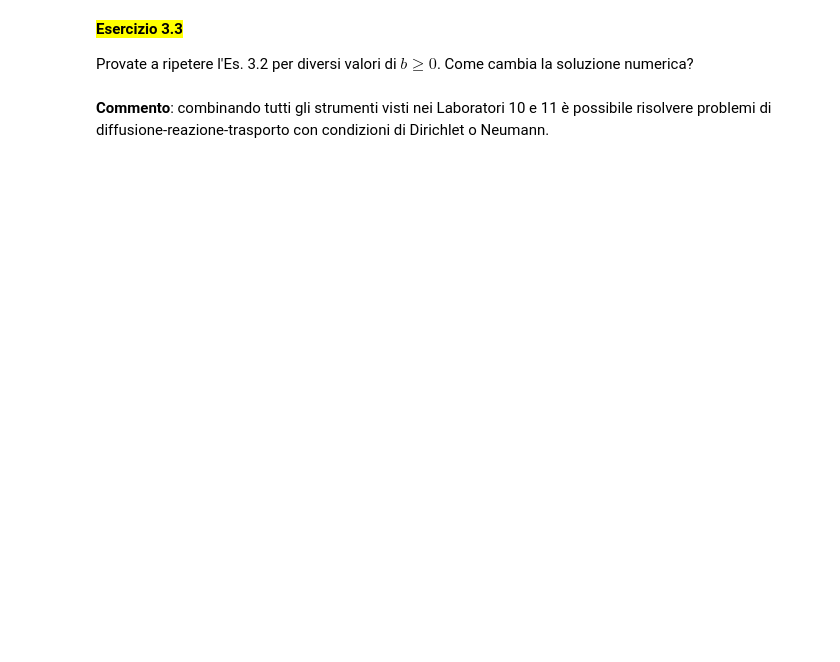
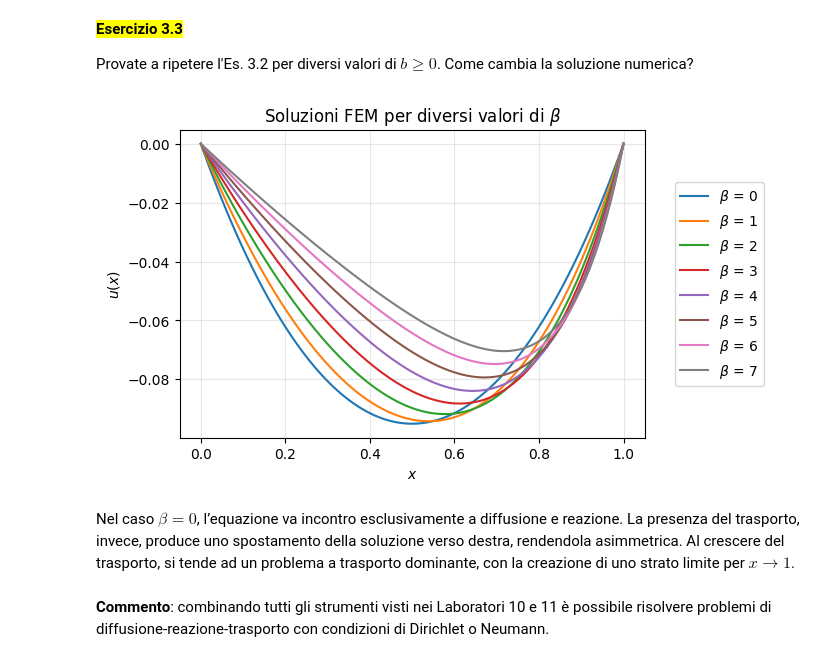
Before and after one commit to marcofossatii05-ui/mani_env, a Jupyter notebook: lab_fem_stationary_part_2_template.ipynb, the cells around one changed output. Saved outputs shown, nothing was run; the diff lists cells and outputs as text; code cells hidden in the pictures; blank space fills up the shorter version.

```diff
--- a/lab_fem_stationary_part_2_template.ipynb
+++ b/lab_fem_stationary_part_2_template.ipynb
@@ -386,28 +395,30 @@ dove $C_2=\frac{1}{3}\frac{e-1}{e^4-1}$ e $C_1=\frac{1}{3}-C_2$.
 La matrice di rigidezza totale è definita come $A = A_{\mathrm{diff}} + A_{\mathrm{trasp}} + A_{\mathrm{reaz}}$, includendo i coefficienti di diffusione, reazione e trasporto.
 # %%
 # assemblaggio termine noto
-...
+f = lambda x: 0*x - 1
+f_dofs = f(grid.nodes)
+F = M @ f_dofs
 
 # assemblaggio matrice di rigidezza
 alpha, beta, gamma = 1, 2, 3
-A = ...
+A = alpha*A_diff + beta*A_tras + gamma*M
 
 # gestione condizioni di Dirichlet
-dirichlet_nodes = [...]
-dirichlet_values = [...]
+dirichlet_nodes = [0, Nele]
+dirichlet_values = [0,0]
 
 bc_values = np.zeros(Nele + 1)
 bc_values[dirichlet_nodes] = dirichlet_values
 keep_dof = np.ones(Nele + 1, dtype=bool)
 keep_dof[dirichlet_nodes] = False
 
-R = ...
+R = create_restriction(keep_dof)
 print(R)
 
-A_0 = ...
-rhs_0 = ...
+A_0 = R @ A @ R.T
+rhs_0 = R @ (F - A @ bc_values)
 
 # risoluzione sistema lineare
-u_0 = ...
+u_0 = np.linalg.solve(A_0, rhs_0)
 # aggiunta condizione di Dirichlet
-u = ...
+u = R.T @ u_0 + bc_values
@@ -431,20 +452,30 @@ Provate a ripetere l'Es. 3.2 per diversi valori di $b \ge 0$. Come cambia la sol
 # %%
 # tutte le soluzioni numeriche nello stesso grafico al variare di beta
 plt.figure(figsize=(6, 4))
 
-for beta in ...
-    A = ...
+for beta in range(8):
+
+    A = alpha * A_diff + beta*A_tras + gamma*M
+    A_0 = R @ A @ R.T
 
     # risoluzione sistema lineare
-    ...
+    u_0 = np.linalg.solve(A_0, rhs_0)
+    u = R.T @ u_0 + bc_values
 
     plt.plot(grid.nodes, u, "-", label=f"$\\beta$ = {beta}")
 
 plt.title("Soluzioni FEM per diversi valori di $\\beta$")
-plt.xlabel("x")
-plt.ylabel("u(x)")
+plt.xlabel("$x$")
+plt.ylabel("$u(x)$")
 plt.legend(loc="center left", bbox_to_anchor=(1.05, 0.5))
 plt.grid(True, alpha=0.3)
 plt.show()
+# %% [output]
+[figure, added]
+# %% [markdown]
+Nel caso $\beta = 0$, l’equazione va incontro esclusivamente a diffusione e reazione. La presenza del
+trasporto, invece, produce uno spostamento della soluzione verso destra, rendendola asimmetrica.
+Al crescere del trasporto, si tende ad un problema a trasporto dominante, con la creazione di uno
+strato limite per $x \rightarrow 1$.
 # %% [markdown]
 **Commento**: combinando tutti gli strumenti visti nei Laboratori 10 e 11 è possibile risolvere problemi di diffusione-reazione-trasporto con condizioni di Dirichlet o Neumann.
```
Also changed, not shown: parts of 3 cells of this notebook, 3 other files.
